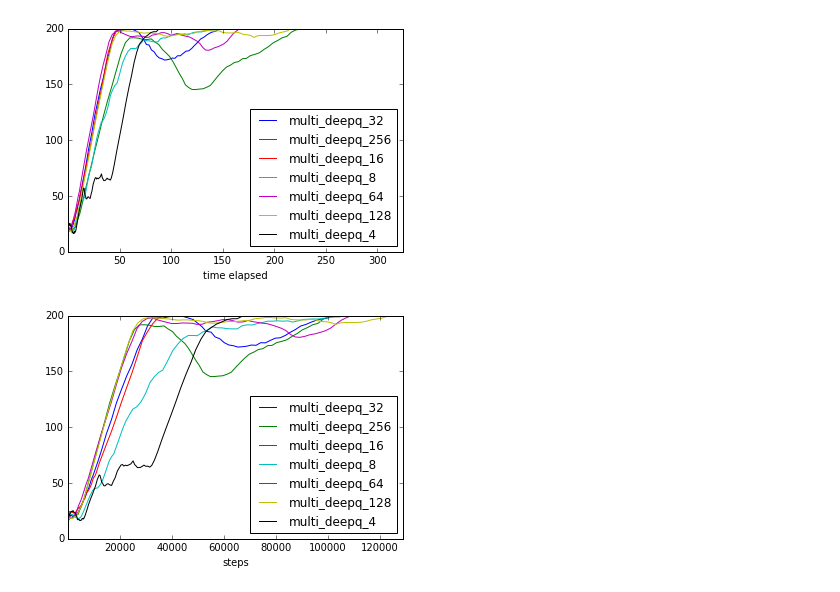
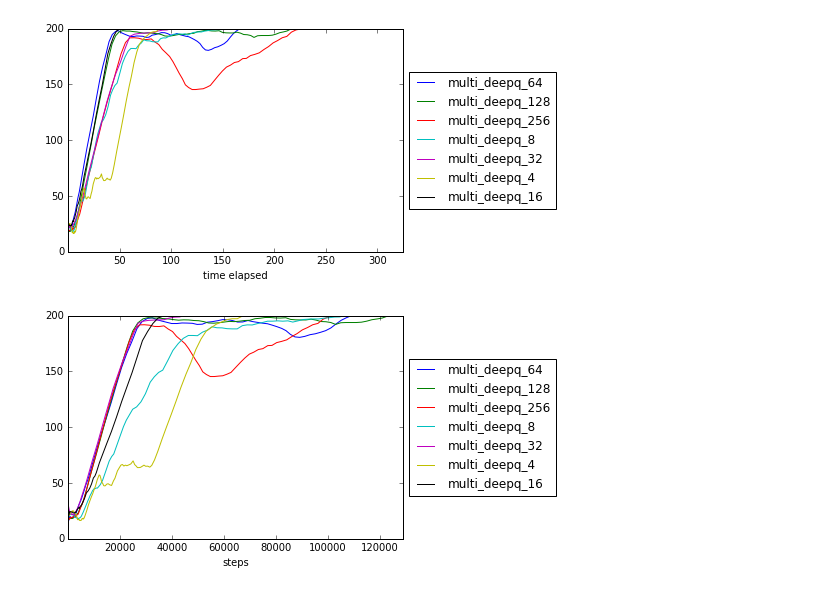
Before and after one commit to akashin/baselines, a Jupyter notebook: Analyze.ipynb, the cells around one changed output. Saved outputs shown, nothing was run; the diff lists cells and outputs as text; code cells hidden in the pictures.

```diff
--- a/Analyze.ipynb
+++ b/Analyze.ipynb
@@ -4,6 +6,8 @@ import pandas as pd
 # %%
+import os
+
 def read_data(experiment_name):
-    return pd.read_json(experiment_name + '/progress.json', lines=True)
+    return pd.read_json(os.path.join('results', experiment_name, 'progress.json'), lines=True)
 
 def analyze(experiment_name):
     df = read_data(experiment_name)
@@ -11,14 +15,15 @@ def analyze(experiment_name):
     df.plot(x='steps', y='mean episode reward')
     df.plot(x='episodes', y='mean episode reward')
 
-def analyze_experiments(experiments, x_label):
+def analyze_experiments(experiments, x_label, y_label):
     data = {}
     for experiment in experiments:
         data[experiment] = read_data(experiment)
 
     ax = None
     for name, df in data.items():
-        ax = df.plot(x=x_label, y='mean episode reward', ax=ax, label=name)
+        ax = df.plot(x=x_label, y=y_label, ax=ax, label=name)
+        ax.legend(loc='center left', bbox_to_anchor=(1, 0.5))
 # %%
 experiments = [
     'multi_deepq_4',
@@ -30,10 +35,10 @@ experiments = [
     'multi_deepq_256',
 ]
 # %%
-analyze_experiments(experiments, 'time elapsed')
+analyze_experiments(experiments, 'time elapsed', 'mean episode reward')
 # %% [output]
-[figure, old version]
+[figure, new version]
 # %%
-analyze_experiments(experiments, 'steps')
+analyze_experiments(experiments, 'steps', 'mean episode reward')
 # %% [output]
-[figure, old version]
+[figure, new version]
```
Also changed, not shown: parts of 6 cells of this notebook, 2 other files.
